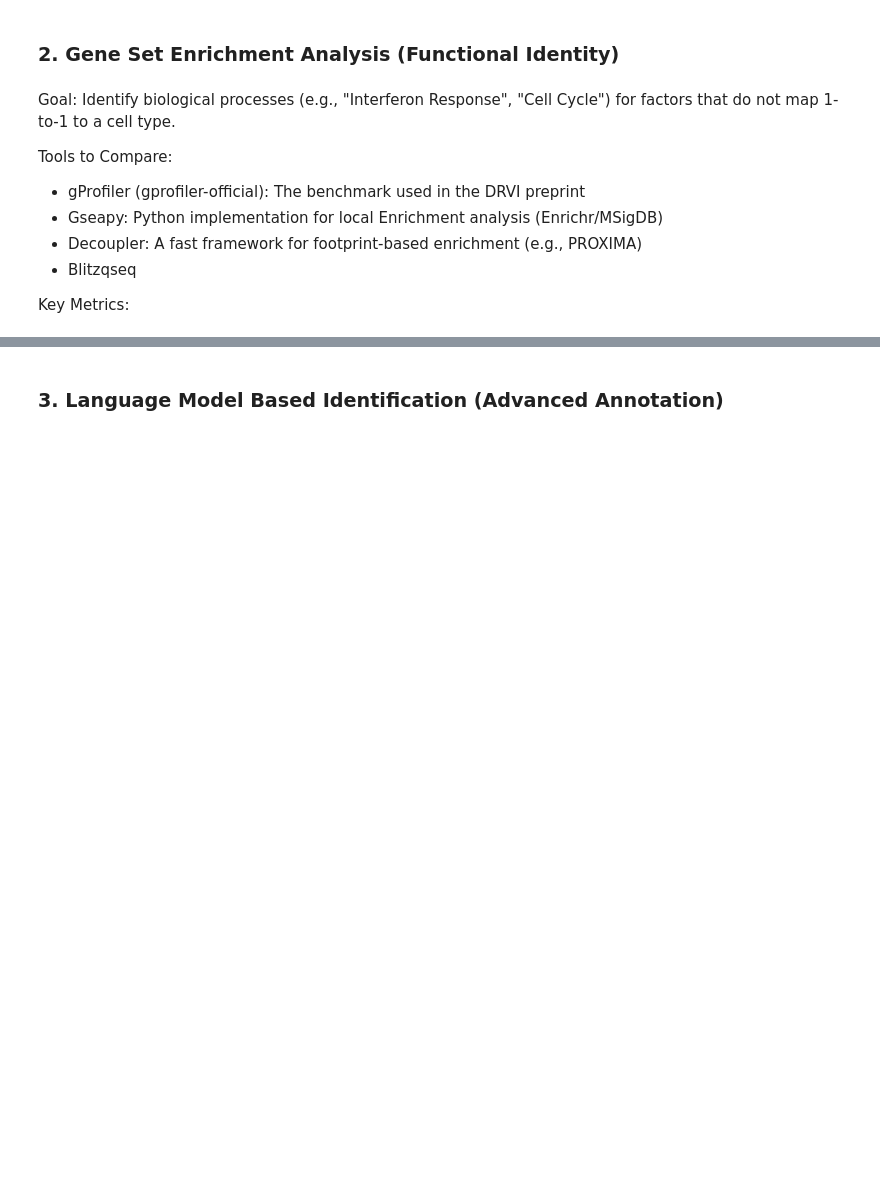
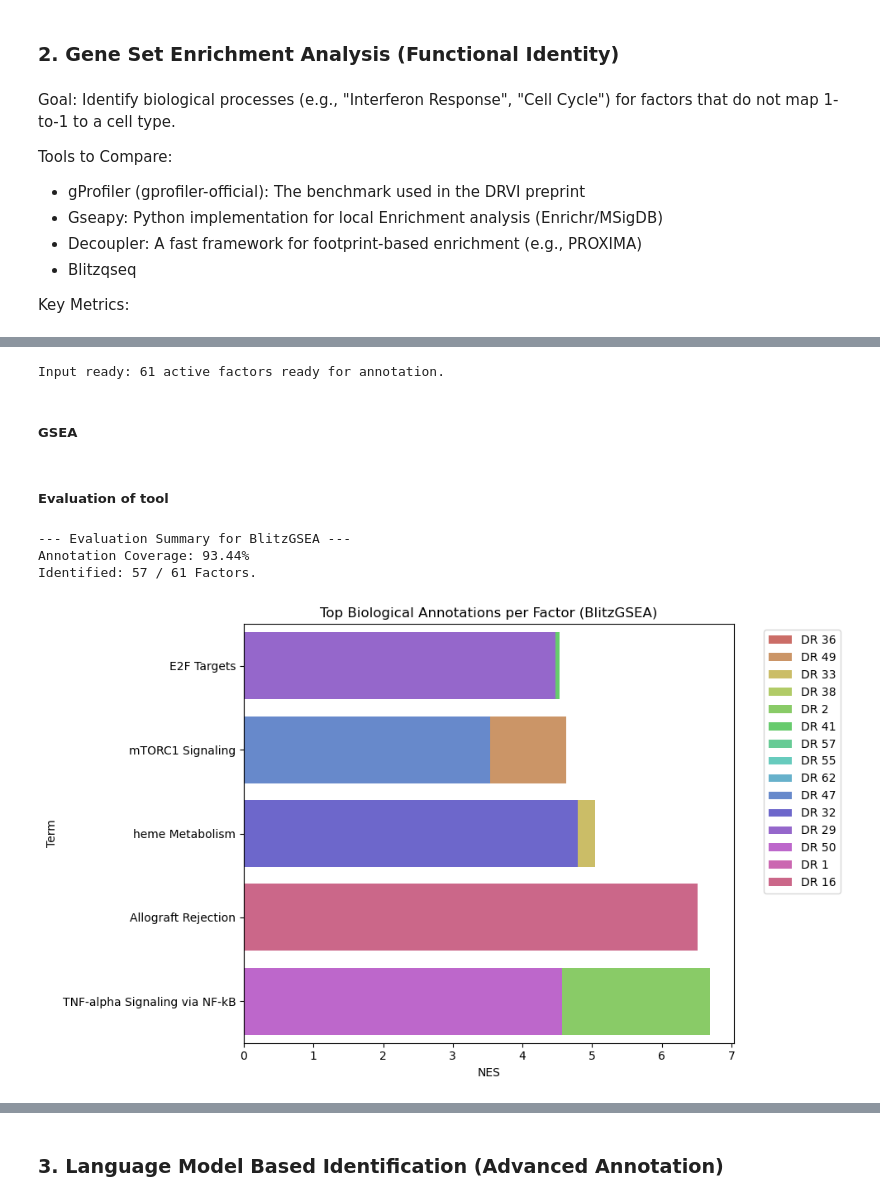
Before and after one commit to clarasoekler/DRVI_tutorials, a Jupyter notebook: identification_of_factors.ipynb, the cells around one changed output, grey strips where cells are left out. Saved outputs shown, nothing was run; the diff lists cells and outputs as text; code cells hidden in the pictures; blank space fills up the shorter version.

Commit message:
Blitzgsea V1

```diff
--- a/identification_of_factors.ipynb
+++ b/identification_of_factors.ipynb
@@ -480,0 +498,28 @@ Key Metrics:
+# %%
+# 1. load data base (MSigDB Hallmark is the gold standard for the first evaluation)
+signature_lib = blitz.enrichr.get_library("MSigDB_Hallmark_2020")
+
+# 2. Extract reconstruction effects
+# This matrix shows: Gene x Factor
+
+recon_effects = model.get_max_effect_of_splits_within_distribution(adata=adata)
+recon_effects_t = recon_effects.T
+
+# covert into data frame for easier handling
+# index=2000 genes, columns=128 factors
+scores_df = pd.DataFrame(
+    recon_effects_t,
+    index=adata.var_names,
+    columns=embed.var['title']
+)
+
+#Ensure that only active factors are included in the GSEA
+if 'vanished' in embed.var:
+    active_factors = embed.var[embed.var['vanished'] == False]['title']
+    scores_df = scores_df[active_factors]
+
+print(f"Input ready: {scores_df.shape[1]} active factors ready for annotation.")
+# %% [output]
+Input ready: 61 active factors ready for annotation.
+# %% [markdown]
+##### GSEA
@@ -480,0 +564,29 @@ Key Metrics:
+# %% [markdown]
+##### Evaluation of tool
+# %%
+gsea_summary = pd.DataFrame(gsea_results)
+
+total_factors = len(gsea_summary)
+annotated_factors = len(gsea_summary[gsea_summary['Term'] != 'No significant enrichment'])
+coverage = (annotated_factors / total_factors) * 100
+
+print(f"--- Evaluation Summary for BlitzGSEA ---")
+print(f"Annotation Coverage: {coverage:.2f}%")
+print(f"Identified: {annotated_factors} / {total_factors} Factors.")
+
+# Visualize
+# Only show factors with significant annotation and sort by NES
+plot_df = gsea_summary[gsea_summary['Term'] != 'No significant enrichment'].head(15)
+
+if not plot_df.empty:
+    plt.figure(figsize=(10, 6))
+    sns.barplot(data=plot_df, x='NES', y='Term', hue='Factor', palette='hls', dodge=False)
+    plt.title("Top Biological Annotations per Factor (BlitzGSEA)")
+    plt.legend(bbox_to_anchor=(1.05, 1), loc='upper left')
+    plt.tight_layout()
+    plt.show()
+# %% [output]
+--- Evaluation Summary for BlitzGSEA ---
+Annotation Coverage: 93.44%
+Identified: 57 / 61 Factors.
+[figure, added]
```
Also changed, not shown: parts of 7 cells of this notebook, 1 other file.
